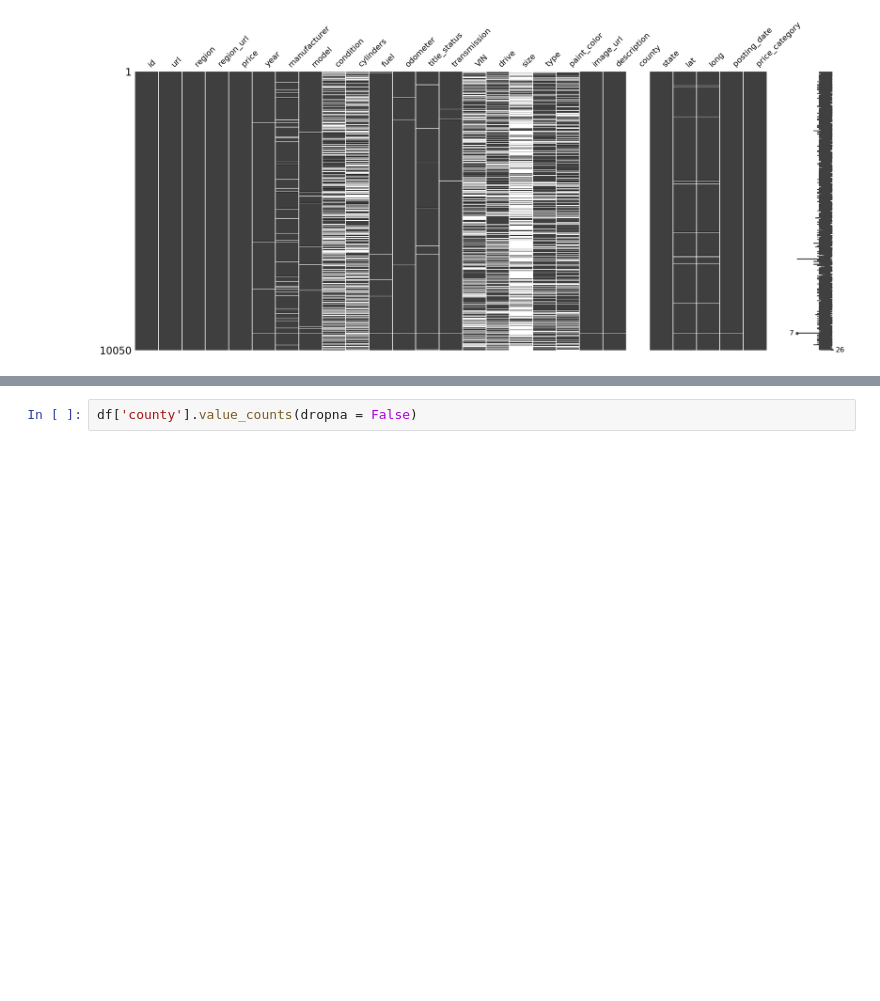
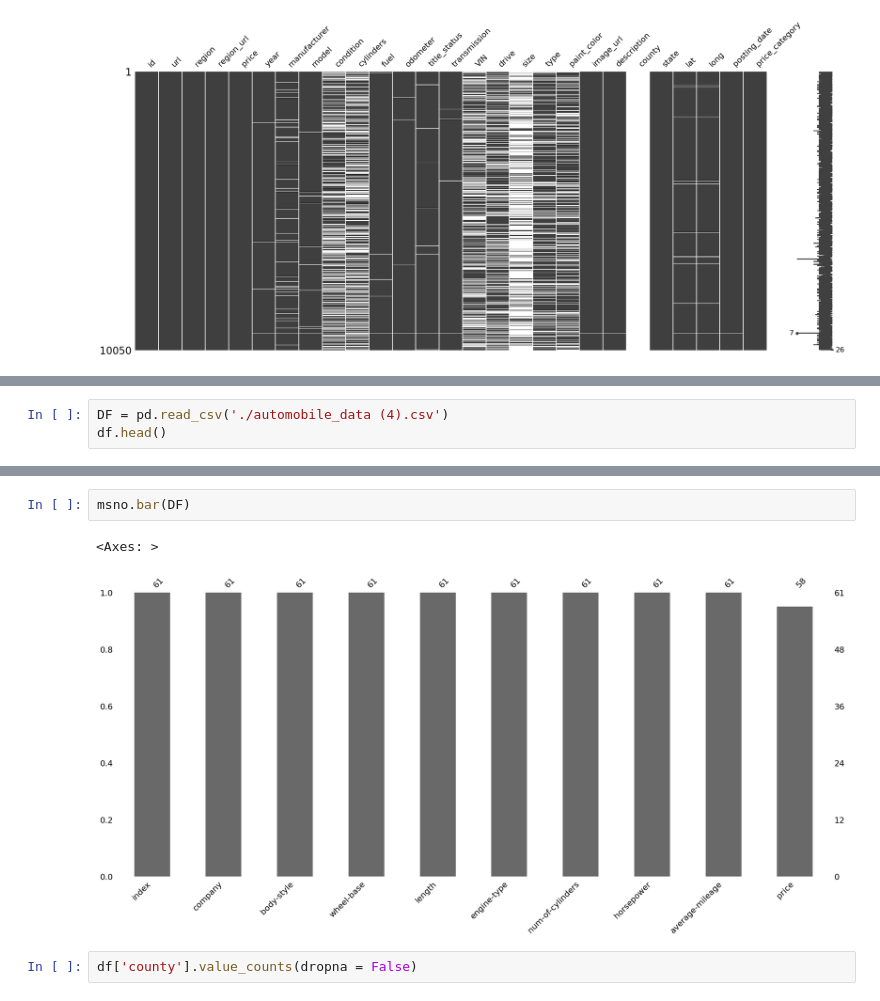
Before and after one commit to ibratqadamboev/Homeworks, a Jupyter notebook: l5_full_EDA.ipynb, the cells around one changed output, grey strips where cells are left out. Cells and saved outputs as stored; diff of their text form; blank space fills up the shorter version.

```diff
--- a/l5_full_EDA.ipynb
+++ b/l5_full_EDA.ipynb
@@ -209,0 +209,3 @@ dtype: float64
+# %%
+DF = pd.read_csv('./automobile_data (4).csv')
+df.head()
@@ -210,3 +234,8 @@ dtype: float64
+# %%
+msno.bar(DF)
+# %% [output]
+<Axes: >
+[figure, added]
 # %%
 df['county'].value_counts(dropna = False)
 # %% [output]
```
Also changed, not shown: parts of 8 cells of this notebook.
